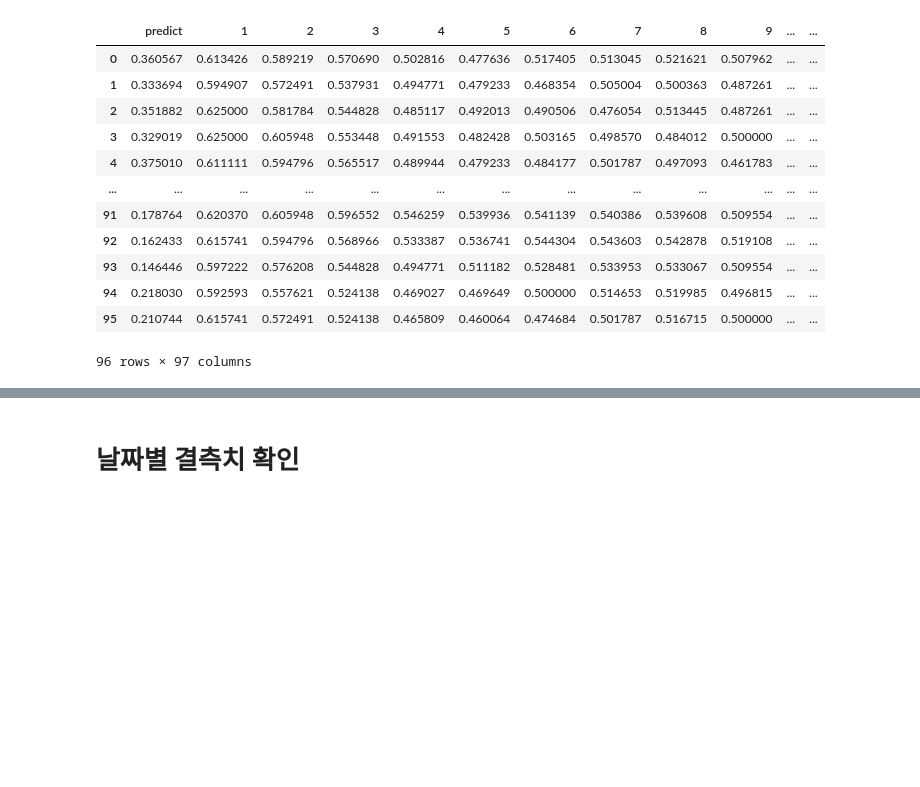
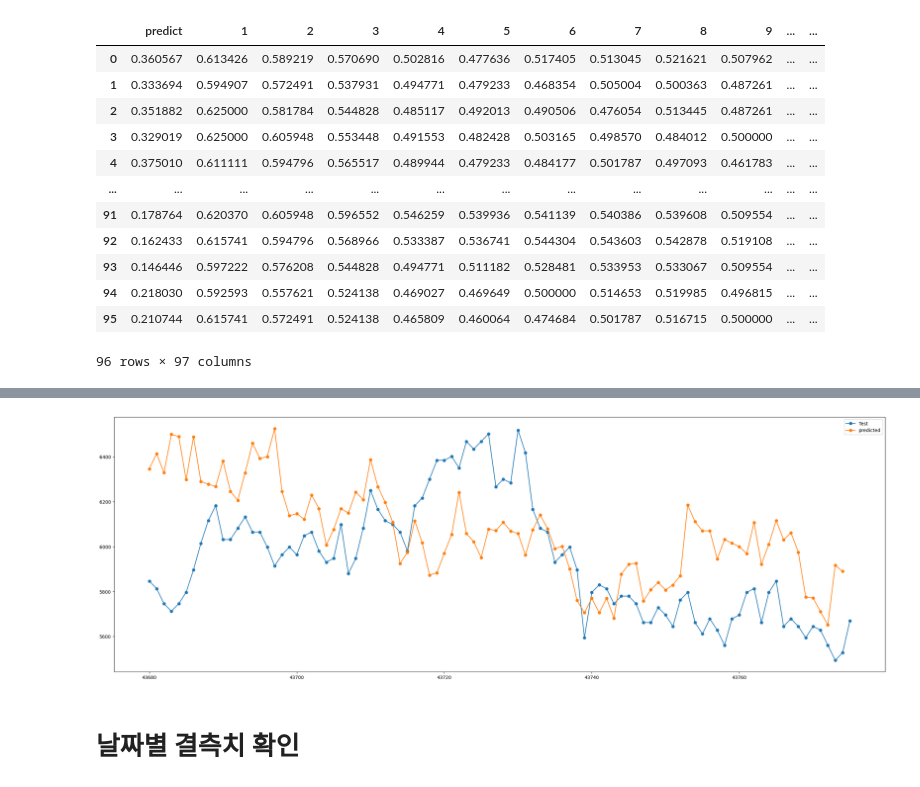
Before and after one commit to yeonkyoung/Time_Series, a Jupyter notebook: FEMS_predict/LSTM/LSTM_Moorim.ipynb, the cells around one changed output, grey strips where cells are left out. Saved outputs shown, nothing was run; the diff lists cells and outputs as text; code cells hidden in the pictures; blank space fills up the shorter version.

```diff
--- a/FEMS_predict/LSTM/LSTM_Moorim.ipynb
+++ b/FEMS_predict/LSTM/LSTM_Moorim.ipynb
@@ -401,0 +406,2 @@ result_df
+# %%
+result_df.columns=[['date','real','predict']]
@@ -402,14 +424,16 @@ result_df
 # %%
 def predict_graph(test,prediction) : #train,
     plt.figure(figsize=(30,10))
     kws = dict(marker='o')
     # plt.plot(train, label='Train', **kws)
     plt.plot(test, label='Test', **kws)
     plt.plot(prediction,label='predicted', **kws)
     plt.legend()
     return plt.show()
 
-predict_graph(df_test['직전 15분 사용전력'],pd.DataFrame(real_pred.iloc[:,0]))
+predict_graph(result_df['real'],result_df['predict'].shift(-1))
+# %% [output]
+[figure, added]
 # %% [markdown]
 # 날짜별 결측치 확인
 # %%
```
Also changed, not shown: parts of 6 cells of this notebook.
